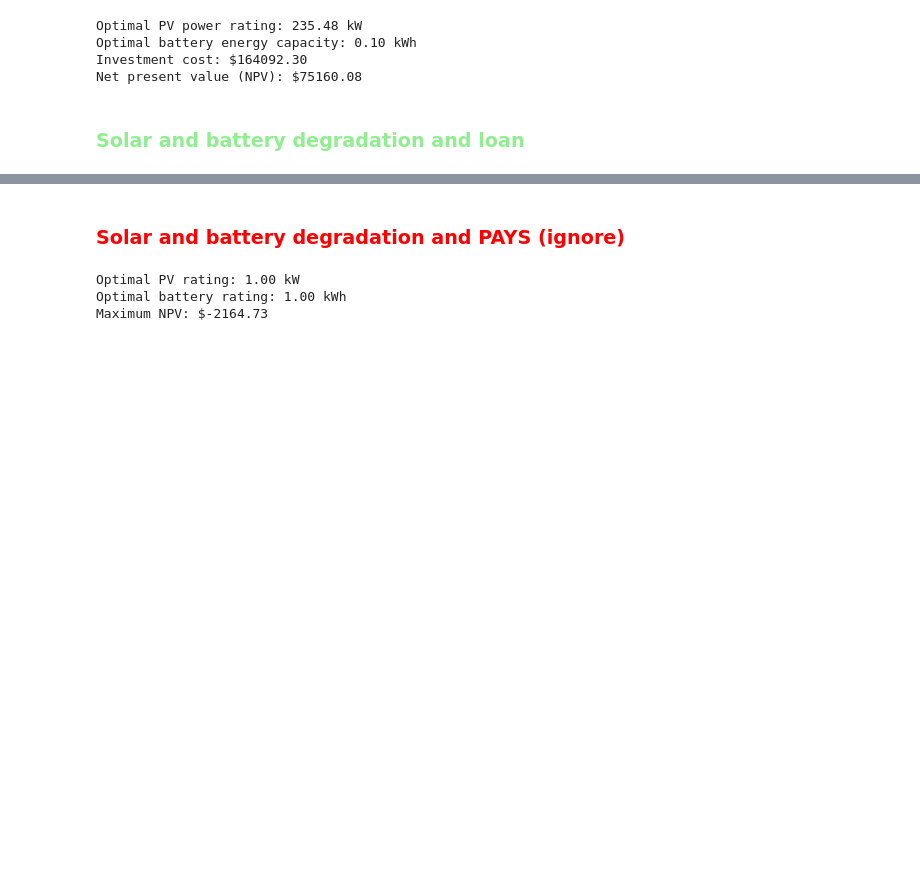
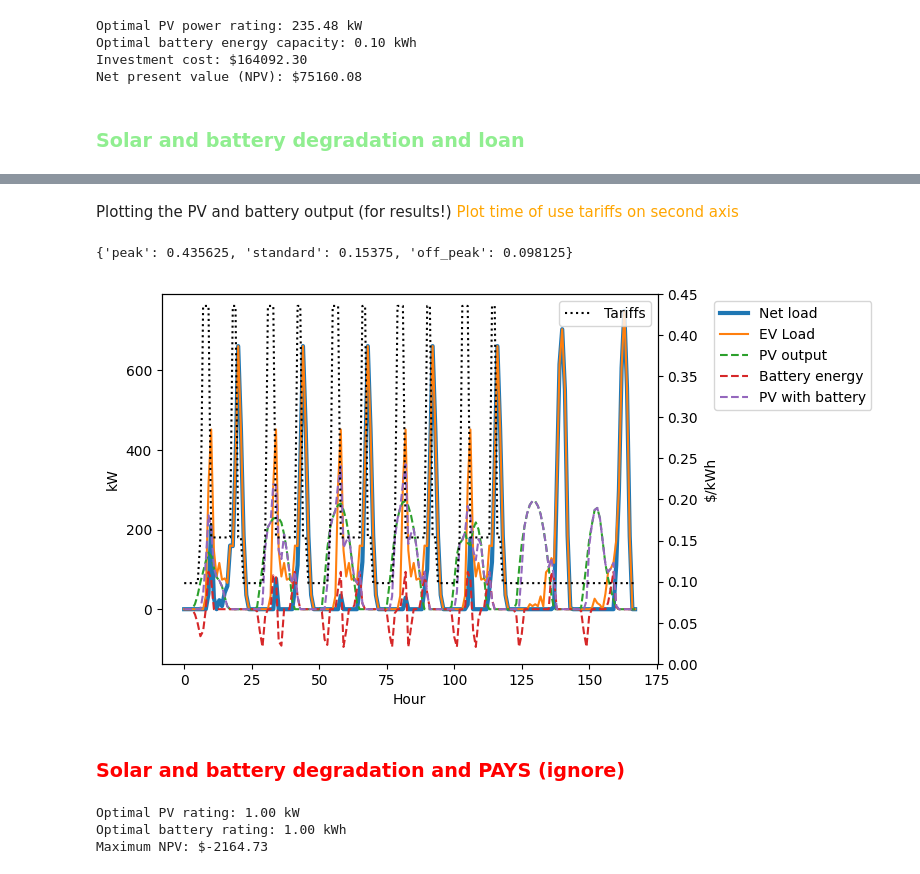
Before and after one commit to ChullEPG/solar_storage_sizing_optimization, a Jupyter notebook: run_model.ipynb, the cells around one changed output, grey strips where cells are left out. Drawn from its saved outputs; the diff is of its cells as text; code cells hidden in the pictures; blank space fills up the shorter version.

```diff
--- a/run_model.ipynb
+++ b/run_model.ipynb
@@ -821,0 +834,53 @@ for year in range(a['Rproj']):
+# %% [markdown]
+Plotting the PV and battery output (for results!) <font color = 'orange'> Plot time of use tariffs on second axis </font>
+# %%
+a['time_of_use_tariffs_high']
+# %% [output]
+{'peak': 0.435625, 'standard': 0.15375, 'off_peak': 0.098125}
+# %%
+
+def get_weekly_tariff_schedule(tou_tariffs, time_periods):
+    # initialize one array for weekdays
+    time = np.zeros(24)
+    week_tariffs = np.zeros(24)
+    for idx, t in enumerate(time):
+        if idx in time_periods['peak_hours']:
+            week_tariffs[idx] = tou_tariffs['peak']
+        elif idx in time_periods['standard_hours']:
+            week_tariffs[idx] = tou_tariffs['standard']
+        else:
+            week_tariffs[idx] = tou_tariffs['off_peak']
+
+    # repeat tariffs five times
+    week_tariffs = np.tile(week_tariffs,5)
+
+    weekend_tariffs=np.empty(48)
+    weekend_tariffs.fill(tou_tariffs['off_peak'])
+
+
+
+    # add week and weekend tariffs together
+    tariff_schedule = np.append(week_tariffs, weekend_tariffs)
+
+
+
+    return tariff_schedule
+# %%
+fig, ax = plt.subplots()
+ax.plot(nlp[0:(24*7)], linewidth = 3, label = 'Net load')
+ax.plot(a['load_profile'][0:(24*7)], label = 'EV Load')
+ax.plot(pv_output_profile[0:(24*7)], linestyle = 'dashed', label = 'PV output')
+ax.plot(battery_energy_profile[0:(24*7)], linestyle = 'dashed', label = 'Battery energy')
+ax.plot(pv_with_battery_output_profile[0:(24*7)], linestyle = 'dashed', label = 'PV with battery')
+ax.legend(bbox_to_anchor = (1.1,1))
+ax.set_ylabel("kW")
+# start a dual axis and plot the time of use tariffs
+ax2 = ax.twinx()
+ax2.plot(get_weekly_tariff_schedule(a['time_of_use_tariffs_high'], a['time_periods']), label = 'Tariffs', color = 'black', linestyle = 'dotted')
+ax2.set_ylim(0, 0.45)
+ax2.set_ylabel("$/kWh")
+ax2.legend()
+ax.set_xlabel("Hour")
+plt.show()
+# %% [output]
+[figure, added]
```
Also changed, not shown: parts of 5 cells of this notebook, 56 other files.
